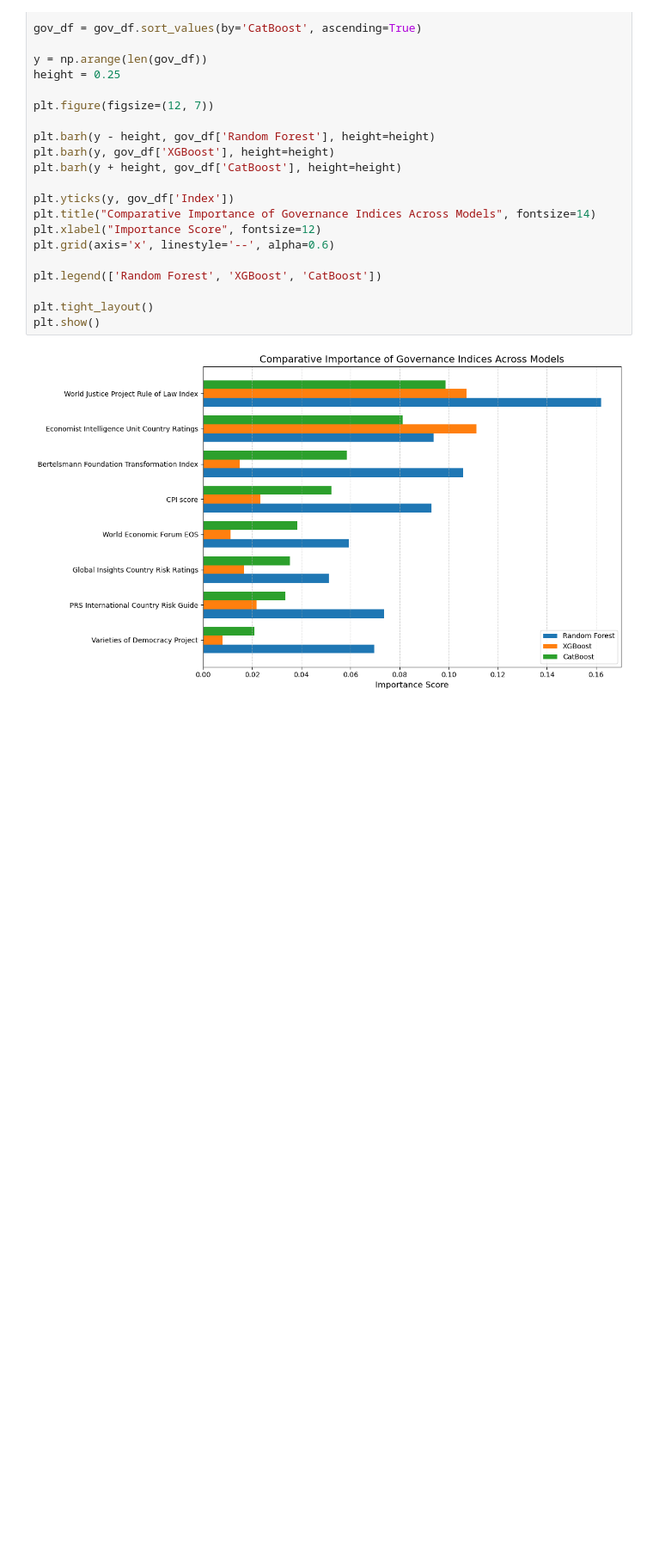
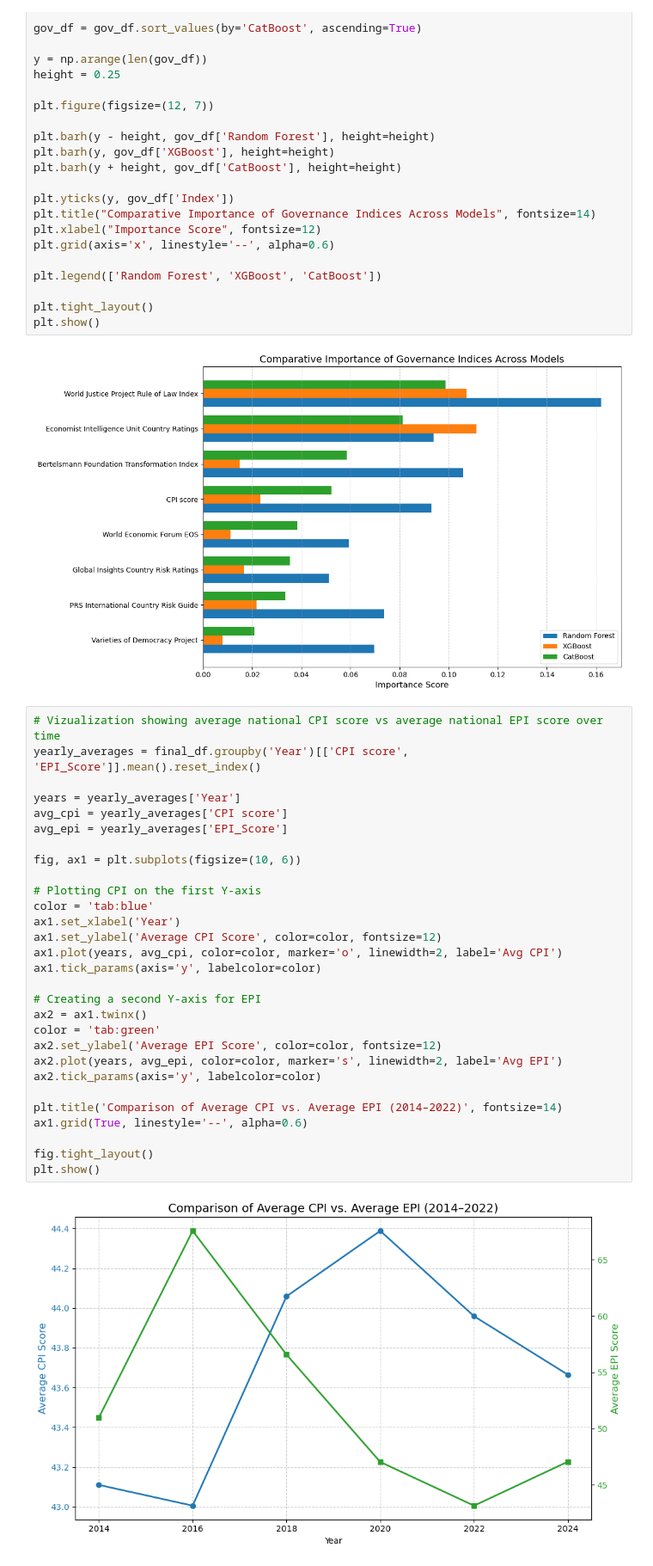
Before and after one commit to p-hall1904/Final-Project, a Jupyter notebook: Final project code.ipynb, the cells around one changed output. Shown at 86% size. Cells and saved outputs as stored; diff of their text form; blank space fills up the shorter version.

Commit message:
Graph establishing relationship between cpi and epi

```diff
--- a/Final project code.ipynb
+++ b/Final project code.ipynb
@@ -671,3 +671,34 @@ plt.tight_layout()
 plt.show()
 # %% [output]
 [figure]
+# %%
+# Vizualization showing average national CPI score vs average national EPI score over time
+yearly_averages = final_df.groupby('Year')[['CPI score', 'EPI_Score']].mean().reset_index()
+
+years = yearly_averages['Year']
+avg_cpi = yearly_averages['CPI score']
+avg_epi = yearly_averages['EPI_Score']
+
+fig, ax1 = plt.subplots(figsize=(10, 6))
+
+# Plotting CPI on the first Y-axis
+color = 'tab:blue'
+ax1.set_xlabel('Year')
+ax1.set_ylabel('Average CPI Score', color=color, fontsize=12)
+ax1.plot(years, avg_cpi, color=color, marker='o', linewidth=2, label='Avg CPI')
+ax1.tick_params(axis='y', labelcolor=color)
+
+# Creating a second Y-axis for EPI
+ax2 = ax1.twinx()
+color = 'tab:green'
+ax2.set_ylabel('Average EPI Score', color=color, fontsize=12)
+ax2.plot(years, avg_epi, color=color, marker='s', linewidth=2, label='Avg EPI')
+ax2.tick_params(axis='y', labelcolor=color)
+
+plt.title('Comparison of Average CPI vs. Average EPI (2014–2022)', fontsize=14)
+ax1.grid(True, linestyle='--', alpha=0.6)
+
+fig.tight_layout()
+plt.show()
+# %% [output]
+[figure, added]
```
